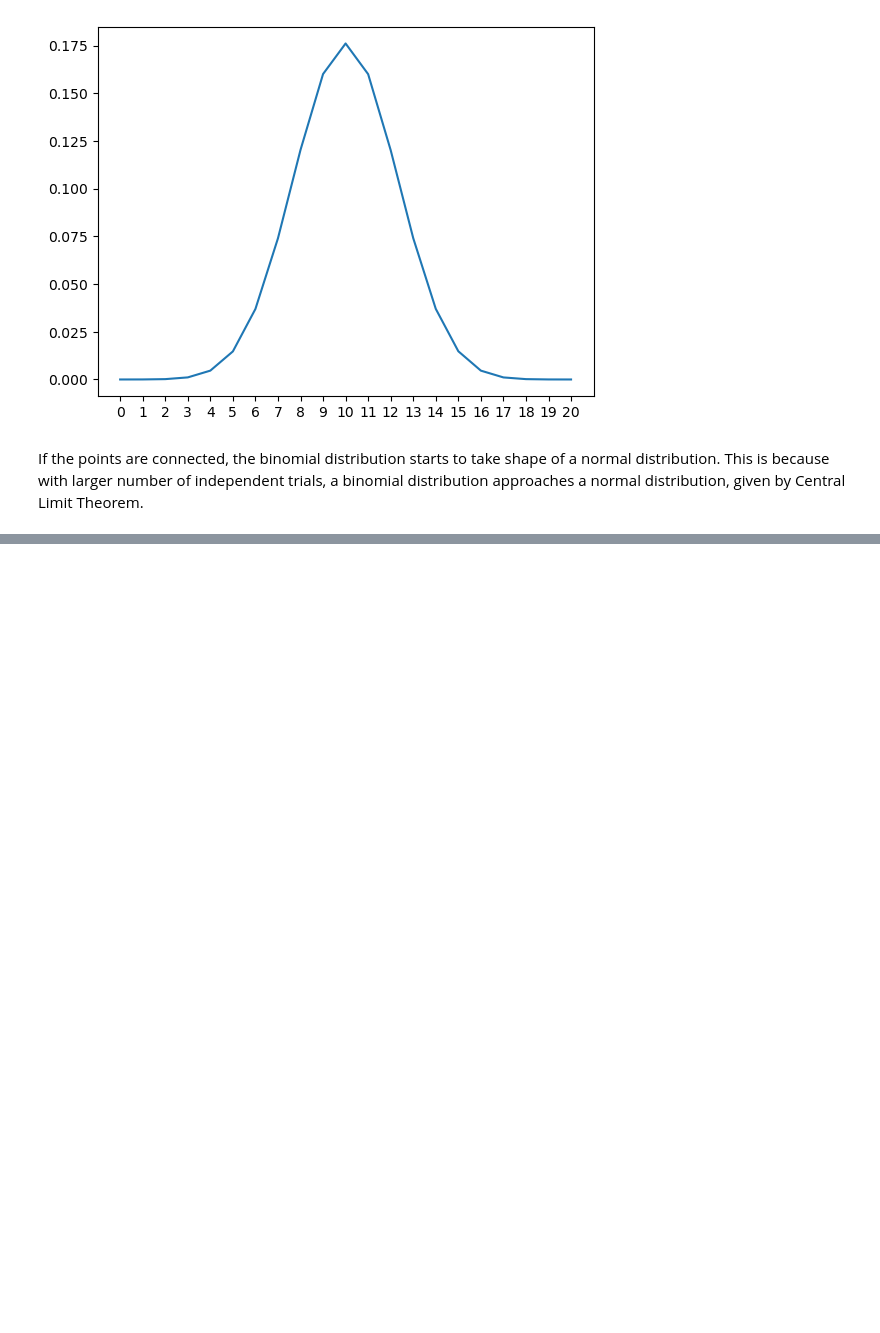
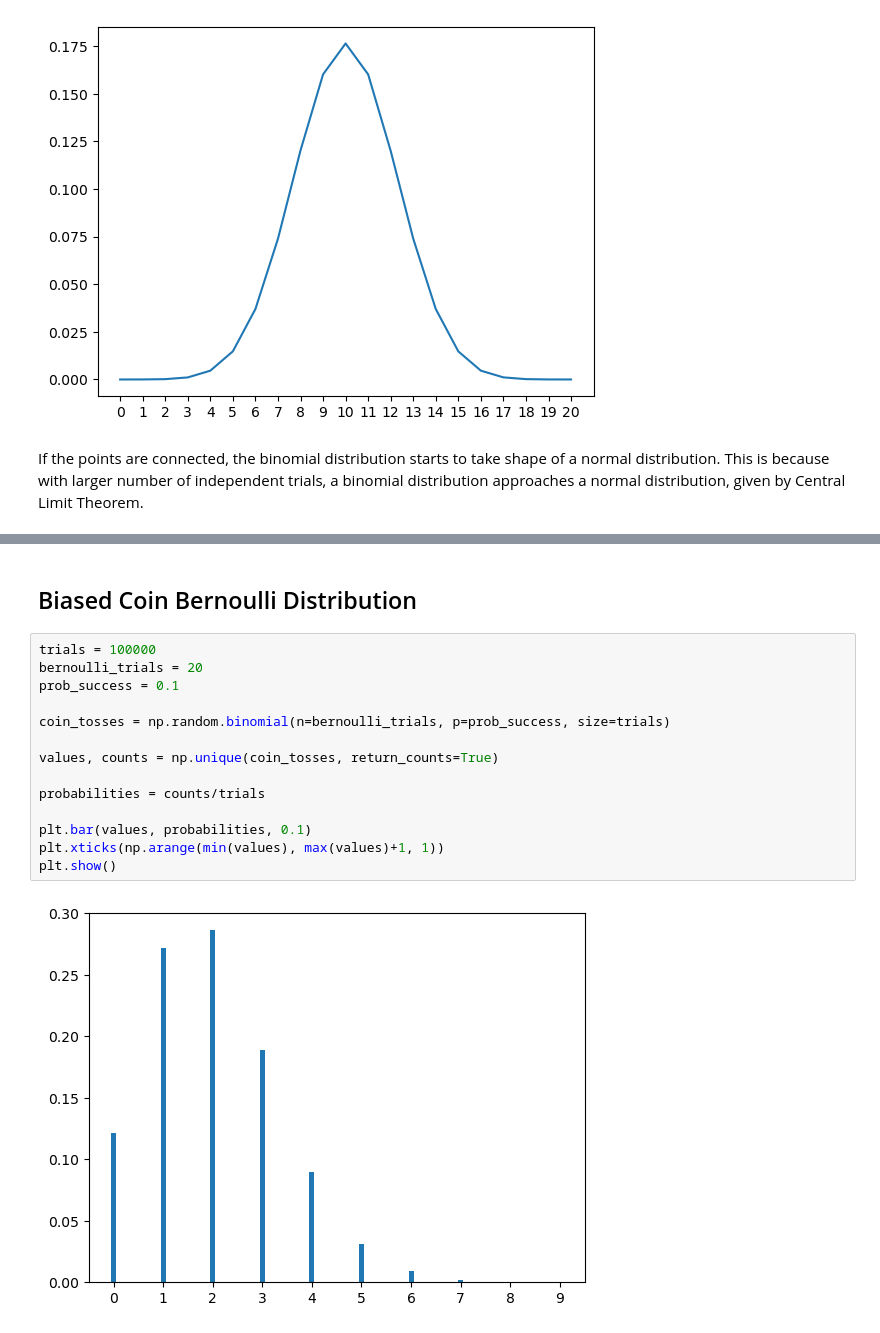
Before and after one commit to Pawan-Adhikari/Data-Science-Lab, a Jupyter notebook: 03_BinomialDistribution.ipynb, the cells around one changed output, grey strips where cells are left out. Drawn from its saved outputs; the diff is of its cells as text; blank space fills up the shorter version.

```diff
--- a/03_BinomialDistribution.ipynb
+++ b/03_BinomialDistribution.ipynb
@@ -63,0 +101,18 @@ plt.show()
+# %% [markdown]
+## Biased Coin Bernoulli Distribution
+# %%
+trials = 100000
+bernoulli_trials = 20
+prob_success = 0.1
+
+coin_tosses = np.random.binomial(n=bernoulli_trials, p=prob_success, size=trials)
+
+values, counts = np.unique(coin_tosses, return_counts=True)
+
+probabilities = counts/trials
+
+plt.bar(values, probabilities, 0.1)
+plt.xticks(np.arange(min(values), max(values)+1, 1))
+plt.show()
+# %% [output]
+[figure, added]
```
Also changed, not shown: parts of 8 cells of this notebook, 3 other files.
